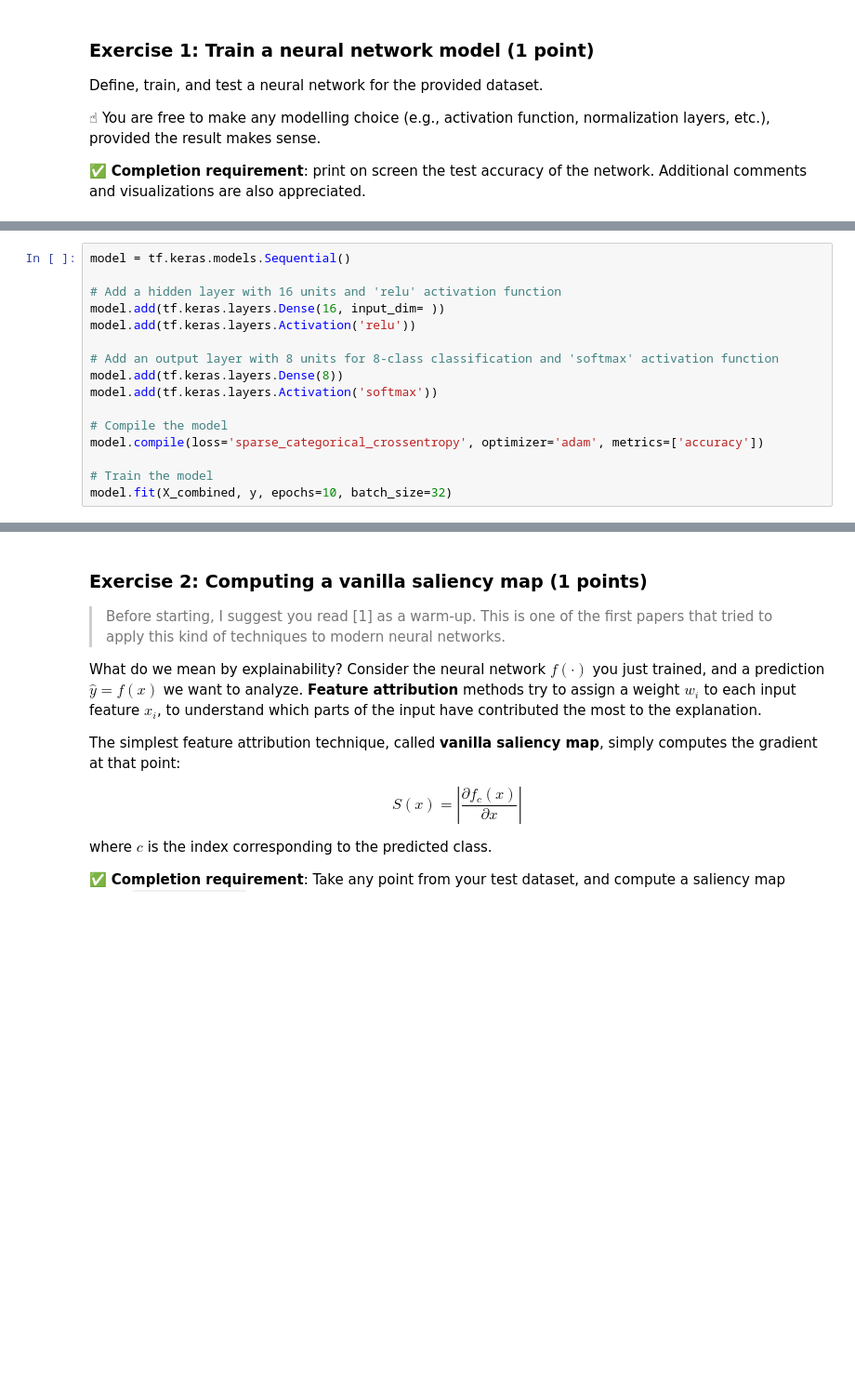
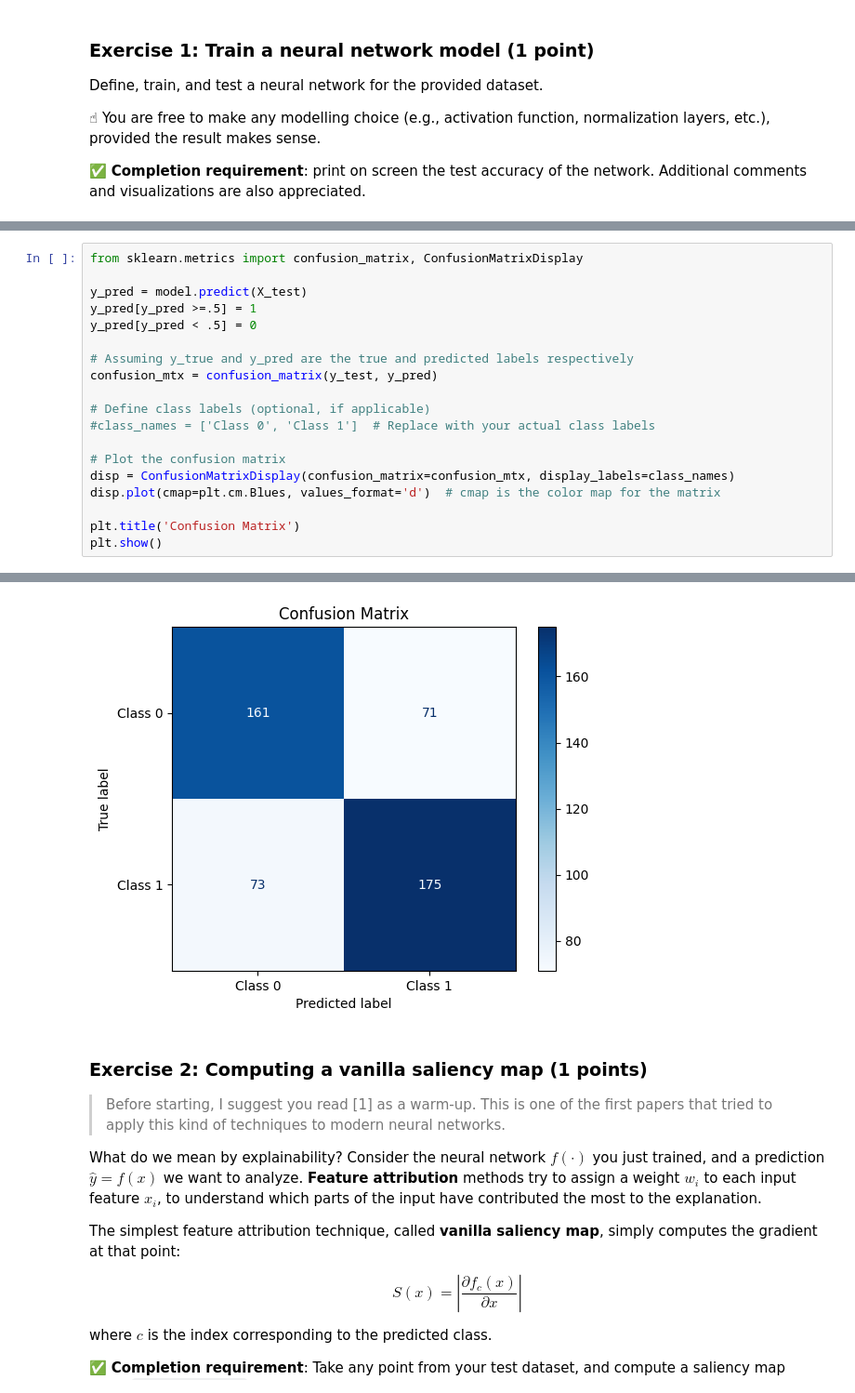
Before and after one commit to PaoloBarba/NN_Homework_1, a Jupyter notebook: NNDS_2023_Homework.ipynb, the cells around one changed output, grey strips where cells are left out. Shown at 93% size. Cells and saved outputs as stored; diff of their text form; blank space fills up the shorter version.

```diff
--- a/NNDS_2023_Homework.ipynb
+++ b/NNDS_2023_Homework.ipynb
@@ -176,16 +146,0 @@ y_train.shape
-# %%
-model = tf.keras.models.Sequential()
-
-# Add a hidden layer with 16 units and 'relu' activation function
-model.add(tf.keras.layers.Dense(16, input_dim= ))
-model.add(tf.keras.layers.Activation('relu'))
-
-# Add an output layer with 8 units for 8-class classification and 'softmax' activation function
-model.add(tf.keras.layers.Dense(8))
-model.add(tf.keras.layers.Activation('softmax'))
-
-# Compile the model
-model.compile(loss='sparse_categorical_crossentropy', optimizer='adam', metrics=['accuracy'])
-
-# Train the model
-model.fit(X_combined, y, epochs=10, batch_size=32)
@@ -200,0 +181,20 @@ TypeError: ignored
+# %%
+from sklearn.metrics import confusion_matrix, ConfusionMatrixDisplay
+
+y_pred = model.predict(X_test)
+y_pred[y_pred >=.5] = 1
+y_pred[y_pred < .5] = 0
+
+# Assuming y_true and y_pred are the true and predicted labels respectively
+confusion_mtx = confusion_matrix(y_test, y_pred)
+
+# Define class labels (optional, if applicable)
+#class_names = ['Class 0', 'Class 1']  # Replace with your actual class labels
+
+# Plot the confusion matrix
+disp = ConfusionMatrixDisplay(confusion_matrix=confusion_mtx, display_labels=class_names)
+disp.plot(cmap=plt.cm.Blues, values_format='d')  # cmap is the color map for the matrix
+
+plt.title('Confusion Matrix')
+plt.show()
+# %% [output]
@@ -201,3 +202,4 @@ TypeError: ignored
+[figure, added]
 # %% [markdown]
 ### Exercise 2: Computing a vanilla saliency map (1 points)
 
```
Also changed, not shown: parts of 12 cells of this notebook.
